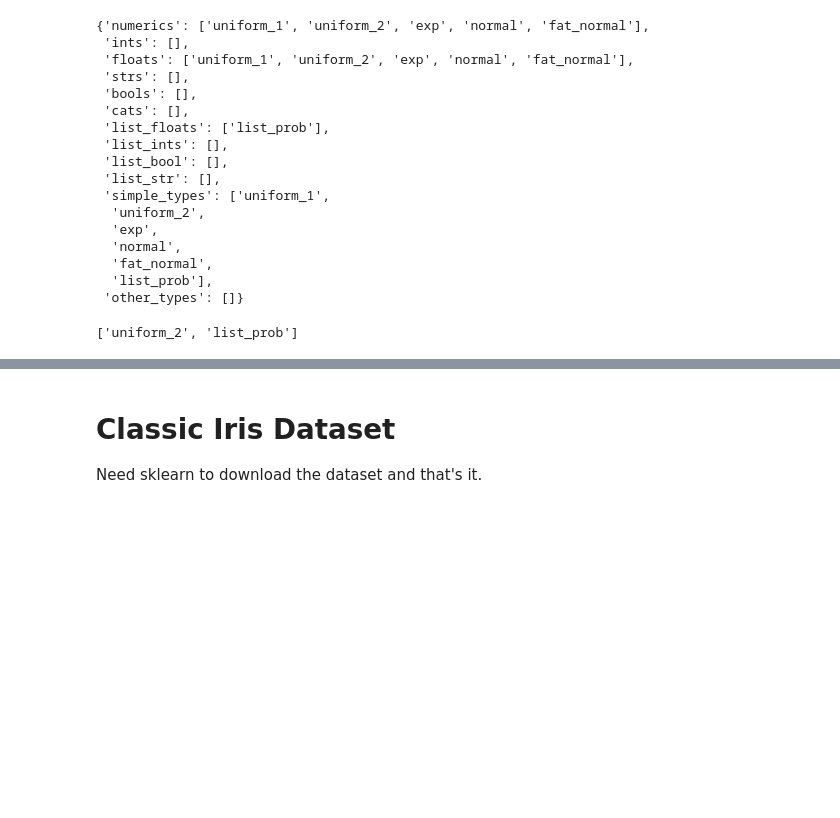
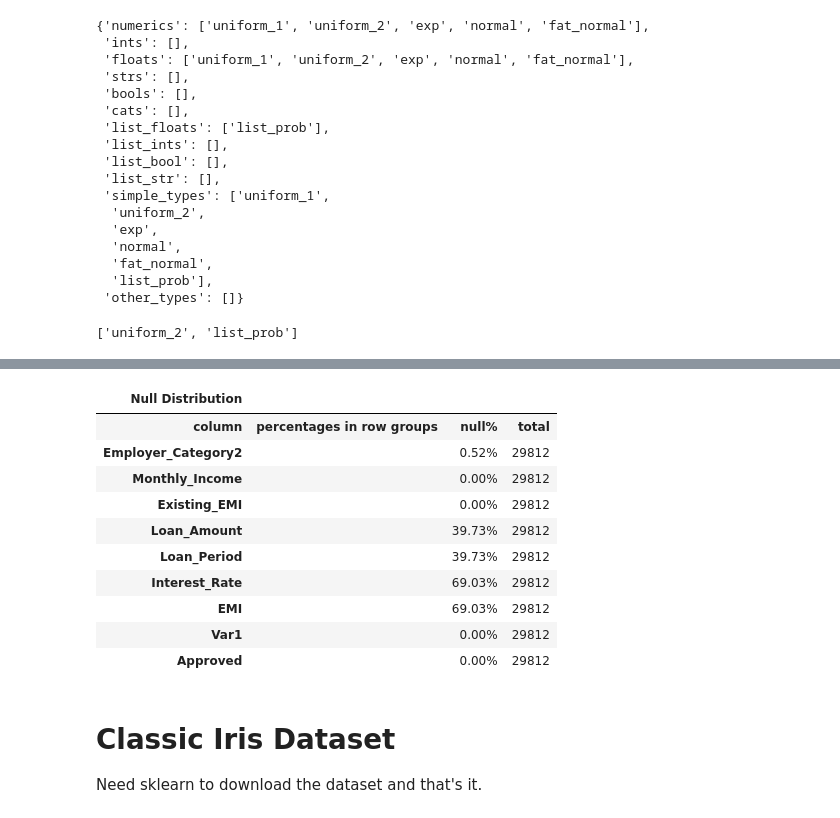
Before and after one commit to abstractqqq/polars_ds_extension, a Jupyter notebook: examples/diagnosis.ipynb, the cells around one changed output, grey strips where cells are left out. Cells and saved outputs as stored; diff of their text form; code cells hidden in the pictures; blank space fills up the shorter version.

Commit message:
added plot distribution

```diff
--- a/examples/diagnosis.ipynb
+++ b/examples/diagnosis.ipynb
@@ -241,0 +242,15 @@ dia.plot_null_distribution(cs.numeric())
+# %%
+# Checks whether nulls in one feature happens at the same time as nulls in other features
+dia.plot_null_distribution(cs.numeric(), condition= (pl.col("Source_Category") == 'B'))
+# %% [output]
+| Null Distribution |  |  |  |
+| column | percentages in row groups | null% | total |
+| Employer_Category2 |  | 0.52% | 29812 |
+| Monthly_Income |  | 0.00% | 29812 |
+| Existing_EMI |  | 0.00% | 29812 |
+| Loan_Amount |  | 39.73% | 29812 |
+| Loan_Period |  | 39.73% | 29812 |
+| Interest_Rate |  | 69.03% | 29812 |
+| EMI |  | 69.03% | 29812 |
+| Var1 |  | 0.00% | 29812 |
+| Approved |  | 0.00% | 29812 |
```
Also changed, not shown: parts of 17 cells of this notebook, 4 other files.
